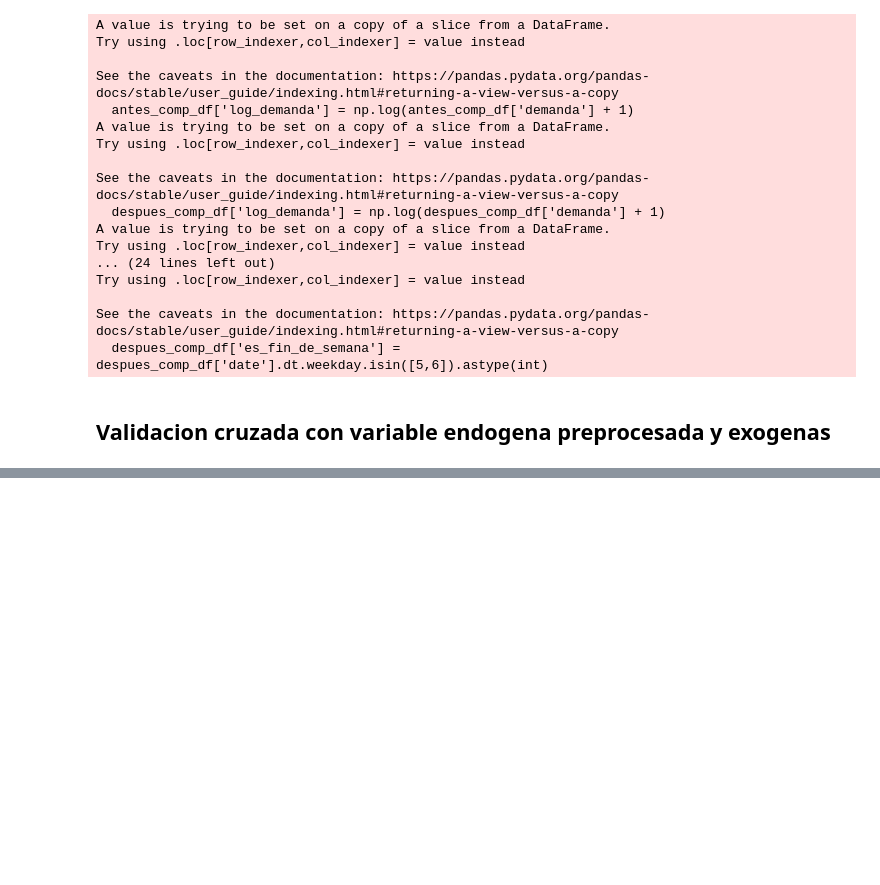
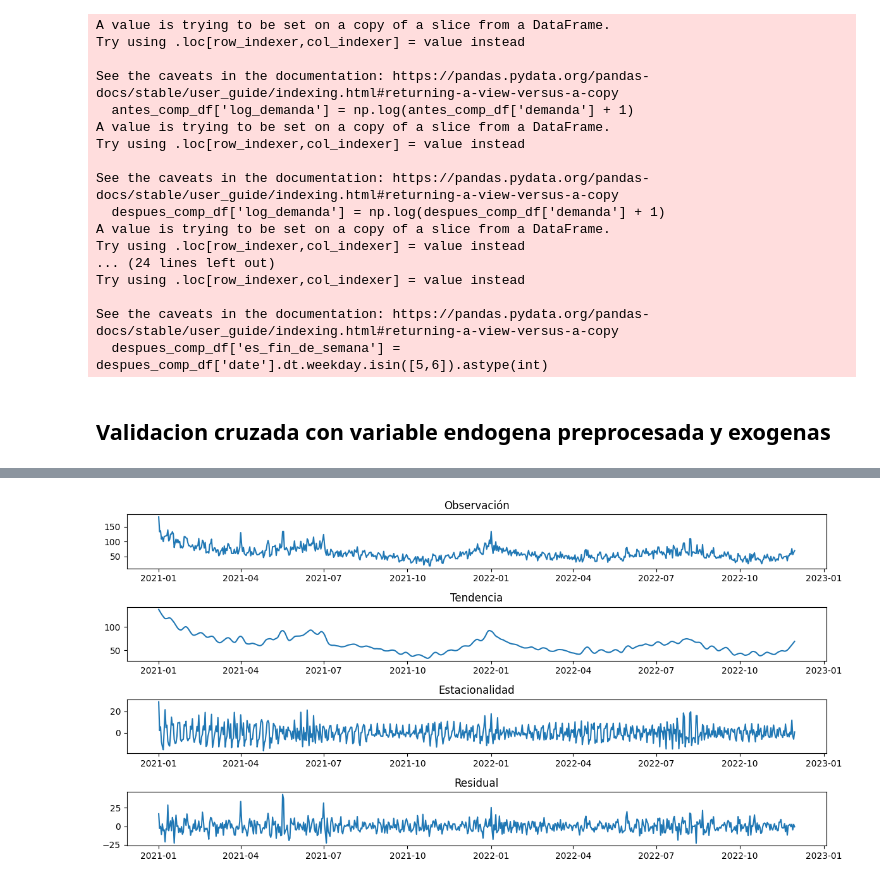
Before and after one commit to juanksRuiz/AI-DemandForecast, a Jupyter notebook: preprocessing_exog.ipynb, the cells around one changed output, grey strips where cells are left out. Drawn from its saved outputs; the diff is of its cells as text; code cells hidden in the pictures; blank space fills up the shorter version.

```diff
--- a/preprocessing_exog.ipynb
+++ b/preprocessing_exog.ipynb
@@ -341,0 +325,41 @@ plt.show()
+# %%
+y = preprocessed_df['demanda']
+
+stl = STL(preprocessed_df['demanda'], period=7)
+decomposicion = stl.fit()
+
+# Graficar los componentes de la descomposición
+plt.figure(figsize=(12, 6))
+
+# Observación original
+plt.subplot(411)
+plt.plot(preprocessed_df['date'], decomposicion.observed)
+# Formatear los ticks para que muestren solo el mes y el anio
+plt.gca().xaxis.set_major_formatter(plt.matplotlib.dates.DateFormatter('%Y-%m'))
+plt.title('Observación')
+
+# Tendencia
+plt.subplot(412)
+plt.plot(preprocessed_df['date'], decomposicion.trend)
+# Formatear los ticks para que muestren solo el mes y el anio
+plt.gca().xaxis.set_major_formatter(plt.matplotlib.dates.DateFormatter('%Y-%m'))
+plt.title('Tendencia')
+
+# Estacionalidad
+plt.subplot(413)
+plt.plot(preprocessed_df['date'], decomposicion.seasonal)
+# Formatear los ticks para que muestren solo el mes y el anio
+plt.gca().xaxis.set_major_formatter(plt.matplotlib.dates.DateFormatter('%Y-%m'))
+plt.title('Estacionalidad')
+
+# Residual
+plt.subplot(414)
+plt.plot(preprocessed_df['date'], decomposicion.resid)
+# Formatear los ticks para que muestren solo el mes y el anio
+plt.gca().xaxis.set_major_formatter(plt.matplotlib.dates.DateFormatter('%Y-%m'))
+plt.title('Residual')
+
+plt.tight_layout()
+plt.show()
+# %% [output]
+[figure, added]
```
Also changed, not shown: parts of 16 cells of this notebook, 1 other file.
